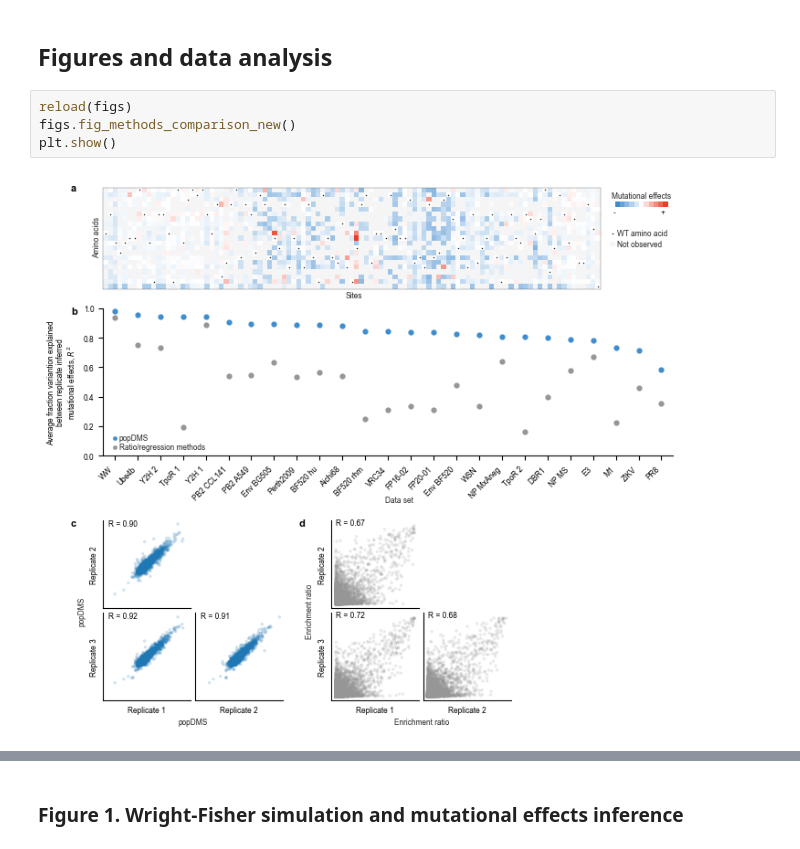
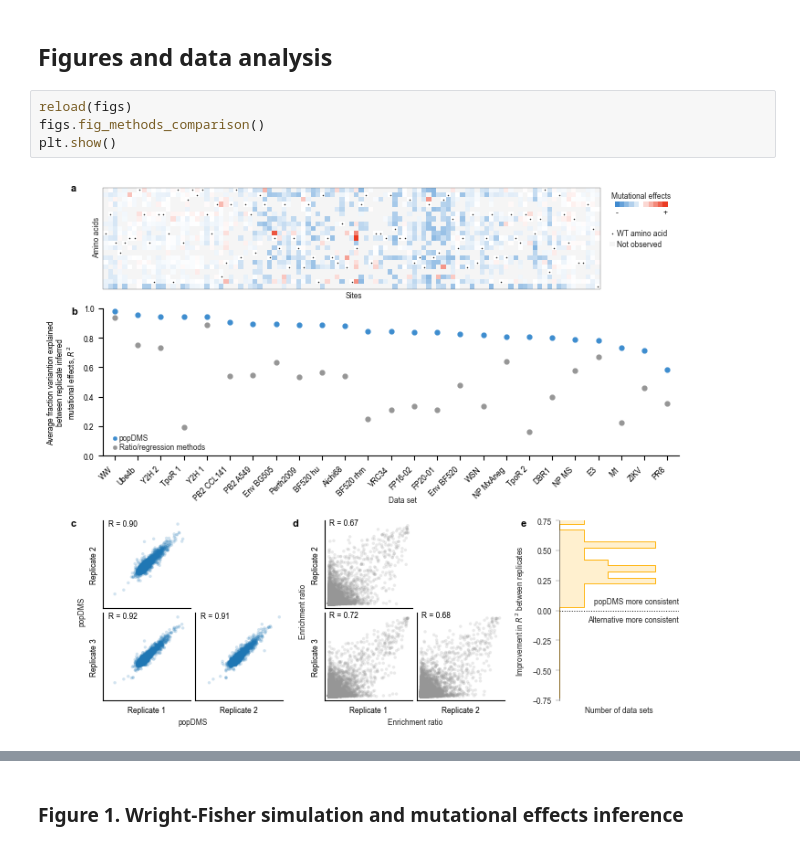
Before and after one commit to bartonlab/paper-DMS-inference, a Jupyter notebook: figures.ipynb, the cells around one changed output, grey strips where cells are left out. Cells and saved outputs as stored; diff of their text form.

Commit message:
update figure 1

```diff
--- a/figures.ipynb
+++ b/figures.ipynb
@@ -57,7 +57,7 @@ seaborn == 0.12.2
 ## Figures and data analysis<a class = "anchor" id = "figure"></a>
 # %%
 reload(figs)
-figs.fig_methods_comparison_new()
+figs.fig_methods_comparison()
 plt.show()
 # %% [output]
-[figure, old version]
+[figure, new version]
```
Also changed, not shown: parts of 2 cells of this notebook, 2 other files.
